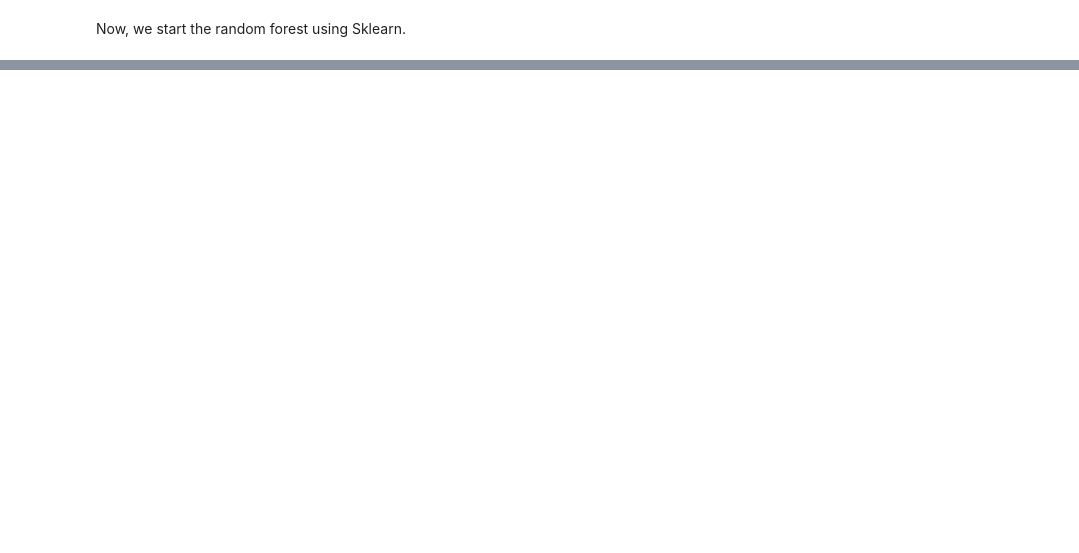
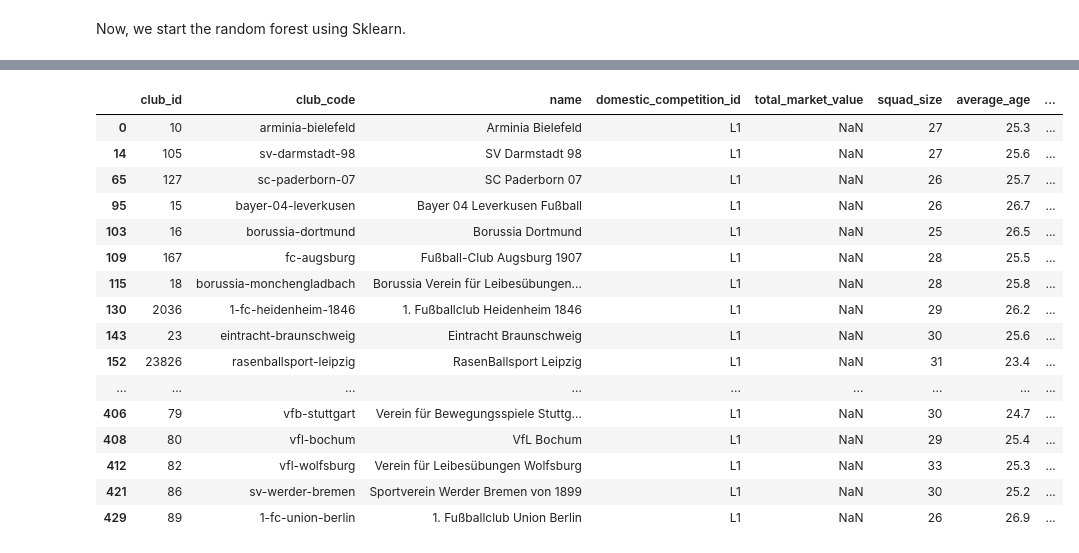
Before and after one commit to Keenan-Penner/Bundesliga_predictor, a Jupyter notebook: project.ipynb, the cells around one changed output, grey strips where cells are left out. Saved outputs shown, nothing was run; the diff lists cells and outputs as text; code cells hidden in the pictures; blank space fills up the shorter version.

Commit message:
took in account new data from transfermarkt

```diff
--- a/project.ipynb
+++ b/project.ipynb
@@ -255,0 +222,4 @@ prediction_df
+# %%
+clubs = pd.read_csv("data/clubs.csv")
+player_val = pd.read_csv("data/player_valuations.csv")
+players = pd.read_csv("data/players.csv")
@@ -255,0 +324,22 @@ prediction_df
+# %%
+L1 = clubs[clubs["domestic_competition_id"] == "L1"]
+
+L1
+# %% [output]
+|  | club_id | club_code | name | domestic_competition_id | total_market_value | squad_size | average_age | ... |
+| 0 | 10 | arminia-bielefeld | Arminia Bielefeld | L1 | NaN | 27 | 25.3 | ... |
+| 14 | 105 | sv-darmstadt-98 | SV Darmstadt 98 | L1 | NaN | 27 | 25.6 | ... |
+| 65 | 127 | sc-paderborn-07 | SC Paderborn 07 | L1 | NaN | 26 | 25.7 | ... |
+| 95 | 15 | bayer-04-leverkusen | Bayer 04 Leverkusen Fußball | L1 | NaN | 26 | 26.7 | ... |
+| 103 | 16 | borussia-dortmund | Borussia Dortmund | L1 | NaN | 25 | 26.5 | ... |
+| 109 | 167 | fc-augsburg | Fußball-Club Augsburg 1907 | L1 | NaN | 28 | 25.5 | ... |
+| 115 | 18 | borussia-monchengladbach | Borussia Verein für Leibesübungen... | L1 | NaN | 28 | 25.8 | ... |
+| 130 | 2036 | 1-fc-heidenheim-1846 | 1. Fußballclub Heidenheim 1846 | L1 | NaN | 29 | 26.2 | ... |
+| 143 | 23 | eintracht-braunschweig | Eintracht Braunschweig | L1 | NaN | 30 | 25.6 | ... |
+| 152 | 23826 | rasenballsport-leipzig | RasenBallsport Leipzig | L1 | NaN | 31 | 23.4 | ... |
+| ... | ... | ... | ... | ... | ... | ... | ... | ... |
+| 406 | 79 | vfb-stuttgart | Verein für Bewegungsspiele Stuttg... | L1 | NaN | 30 | 24.7 | ... |
+| 408 | 80 | vfl-bochum | VfL Bochum | L1 | NaN | 29 | 25.4 | ... |
+| 412 | 82 | vfl-wolfsburg | Verein für Leibesübungen Wolfsburg | L1 | NaN | 33 | 25.3 | ... |
+| 421 | 86 | sv-werder-bremen | Sportverein Werder Bremen von 1899 | L1 | NaN | 30 | 25.2 | ... |
+| 429 | 89 | 1-fc-union-berlin | 1. Fußballclub Union Berlin | L1 | NaN | 26 | 26.9 | ... |
```
Also changed, not shown: parts of 13 cells of this notebook.
